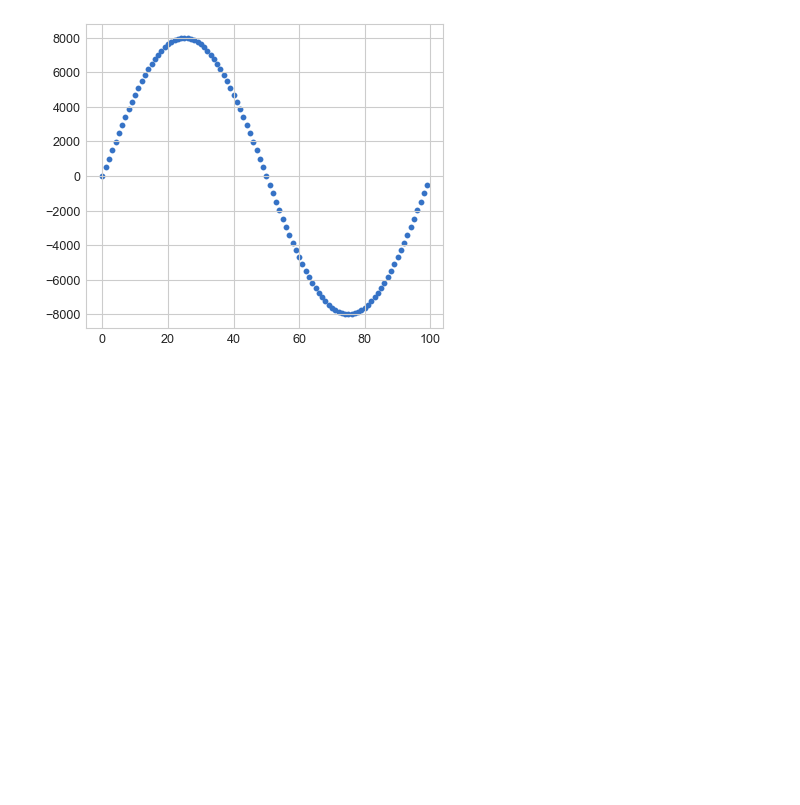
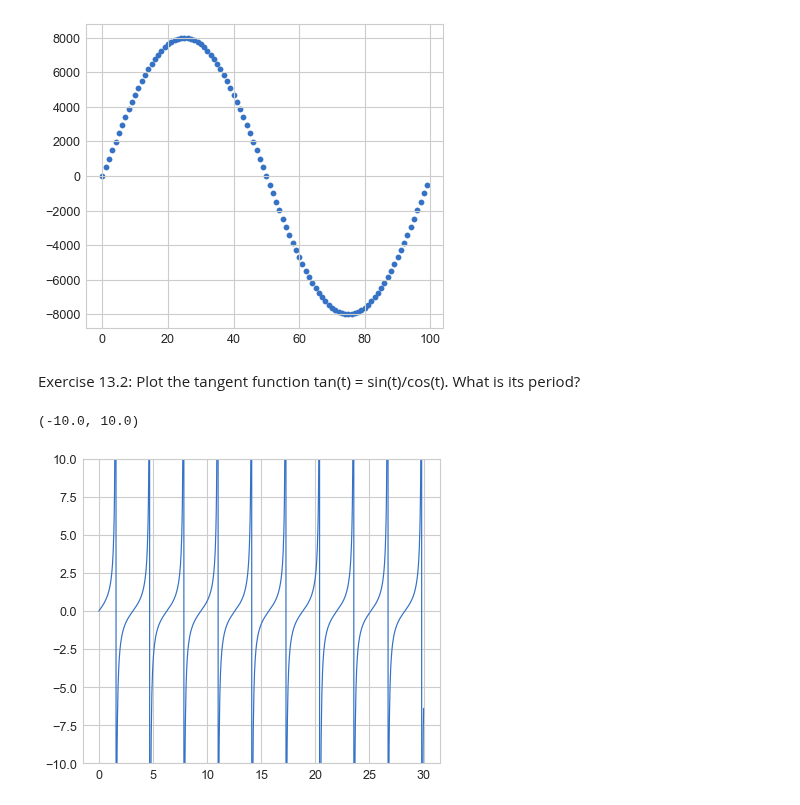
Before and after one commit to aliakhtar/maths4programmers-python, a Jupyter notebook: ch13/13.2.ipynb, the cells around one changed output. Drawn from its saved outputs; the diff is of its cells as text; code cells hidden in the pictures; blank space fills up the shorter version.

```diff
--- a/ch13/13.2.ipynb
+++ b/ch13/13.2.ipynb
@@ -42,3 +42,11 @@ sound.play()
 # %% [output]
 <Channel at 0x...>
 [figure]
+# %% [markdown]
+Exercise 13.2: Plot the tangent function tan(t) = sin(t)/cos(t). What is its period?
+# %%
+plot_function(tan, 0, 30)
+plt.ylim(-10,10) #<1>
+# %% [output]
+(-10.0, 10.0)
+[figure, added]
```
